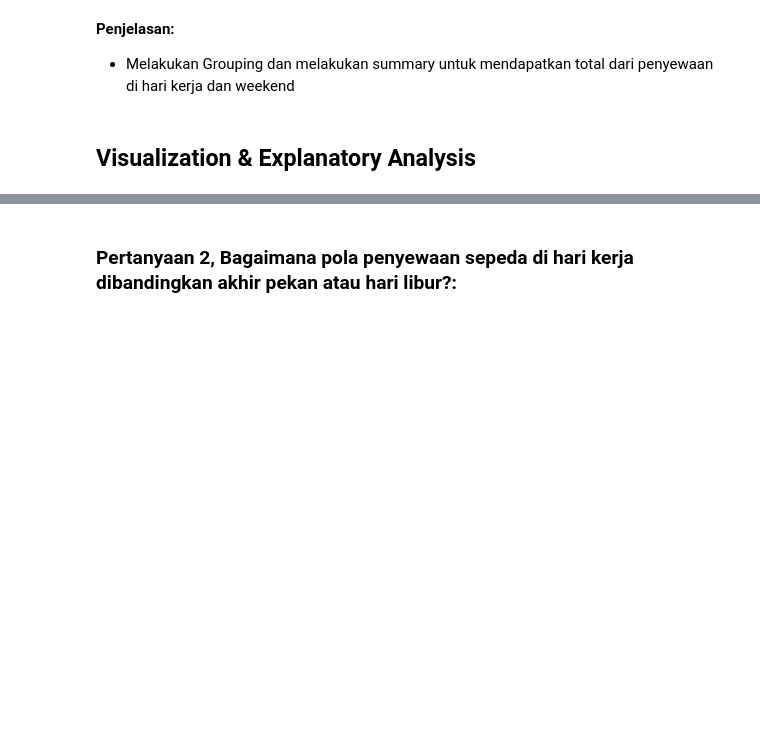
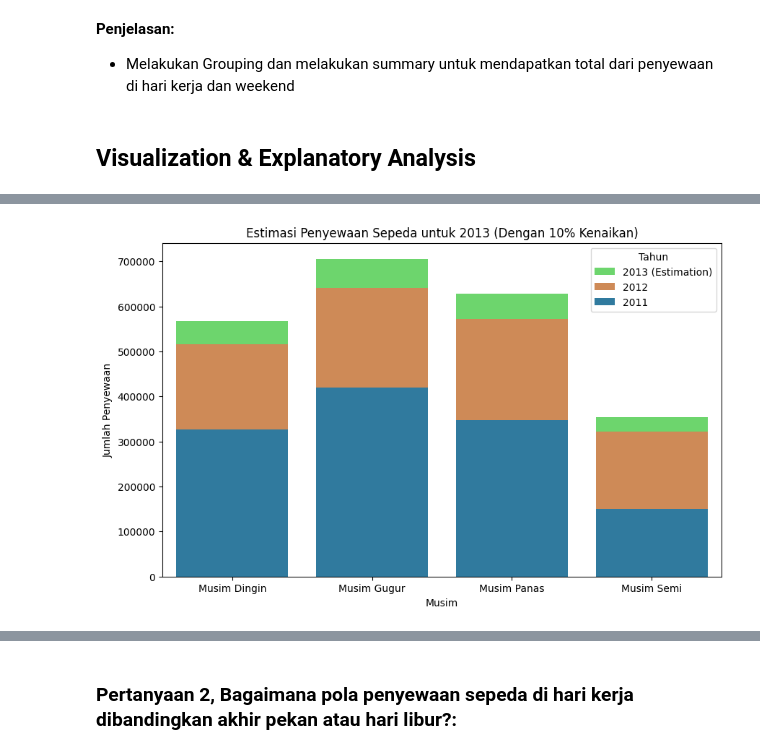
Before and after one commit to syamers24/Submission-Dicoding-Bike, a Jupyter notebook: Proyek Analisis Data.ipynb, the cells around one changed output, grey strips where cells are left out. Cells and saved outputs as stored; diff of their text form; code cells hidden in the pictures; blank space fills up the shorter version.

```diff
--- a/Proyek Analisis Data.ipynb
+++ b/Proyek Analisis Data.ipynb
@@ -282,2 +269,14 @@ season
 
 **- Dari table diatas kita dapat tahu berapa persen perubahan pada masing masing musim selama setahun.**
+# %%
+# Pivot the data to calculate percentage change between 2011 and 2012
+rentals_pivot = seasonal_rentals.pivot(index='season_name', columns='year', values='cnt')
+
+# Calculate percentage change between 2011 and 2012
+rentals_pivot['percentage_change'] = ((rentals_pivot[2012] - rentals_pivot[2011]) / rentals_pivot[2011]) * 100
+rentals_pivot['percentage'] = rentals_pivot['percentage_change'].apply(lambda x: f'{x:.2f}%')
+
+rentals_pivot = rentals_pivot.reset_index()
+
+# Display the percentage change
+rentals_pivot[['season_name', 2011, 2012, 'percentage']]
@@ -283,0 +292,6 @@ season
+# %%
+# Estimate the rentals for 2013 assuming a 10% increase from 2012
+rentals_pivot['2013_estimation'] = rentals_pivot[2012] * 1.10
+
+# Display the estimated rentals for 2013
+rentals_pivot[['season_name', 2011, 2012, 'percentage_change', '2013_estimation']]
@@ -321,0 +342,14 @@ season
+# %%
+# Plot the bike rentals including the estimation for 2013
+plt.figure(figsize=(10, 6))
+sn.barplot(x='season_name', y='2013_estimation', data=rentals_pivot, color='#5ce65c', label='2013 (Estimation)')
+sn.barplot(x='season_name', y=2012, data=rentals_pivot, color='#e28743', label='2012')
+sn.barplot(x='season_name', y=2011, data=rentals_pivot, color='#1e81b0', label='2011')
+
+plt.title('Estimasi Penyewaan Sepeda untuk 2013 (Dengan 10% Kenaikan)')
+plt.xlabel('Musim')
+plt.ylabel('Jumlah Penyewaan')
+plt.legend(title='Tahun')
+plt.show()
+# %% [output]
+[figure, added]
```
Also changed, not shown: parts of 15 cells of this notebook.
